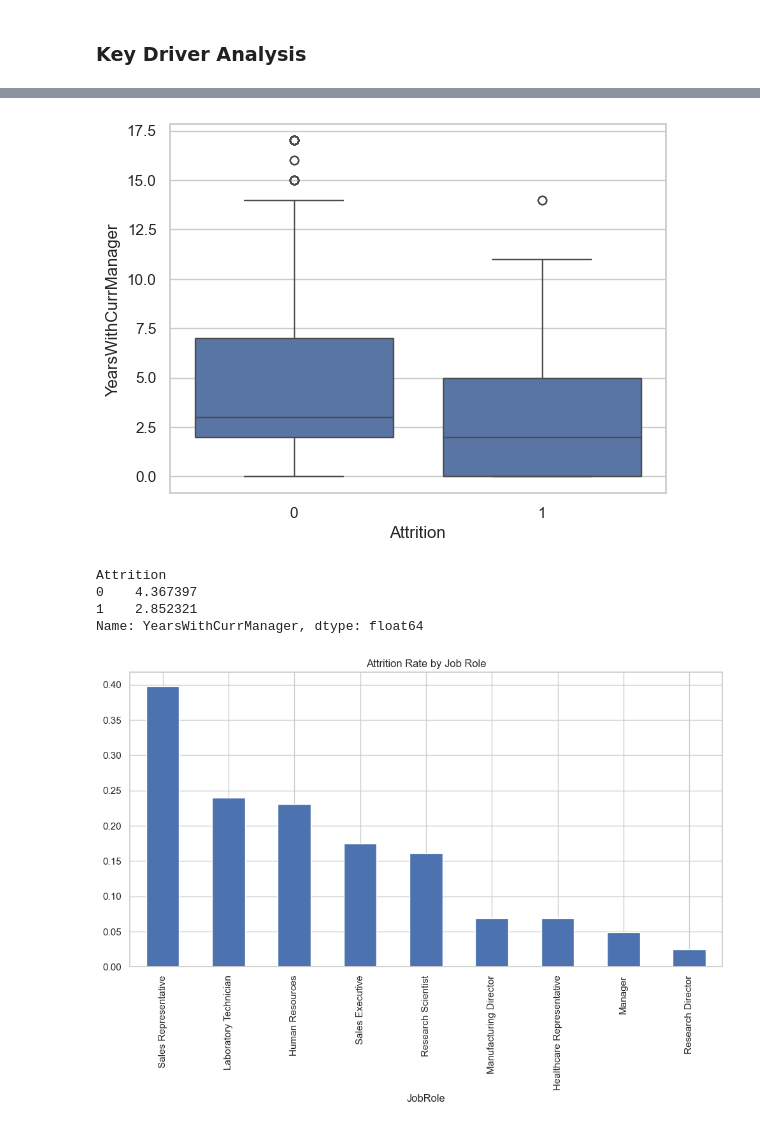
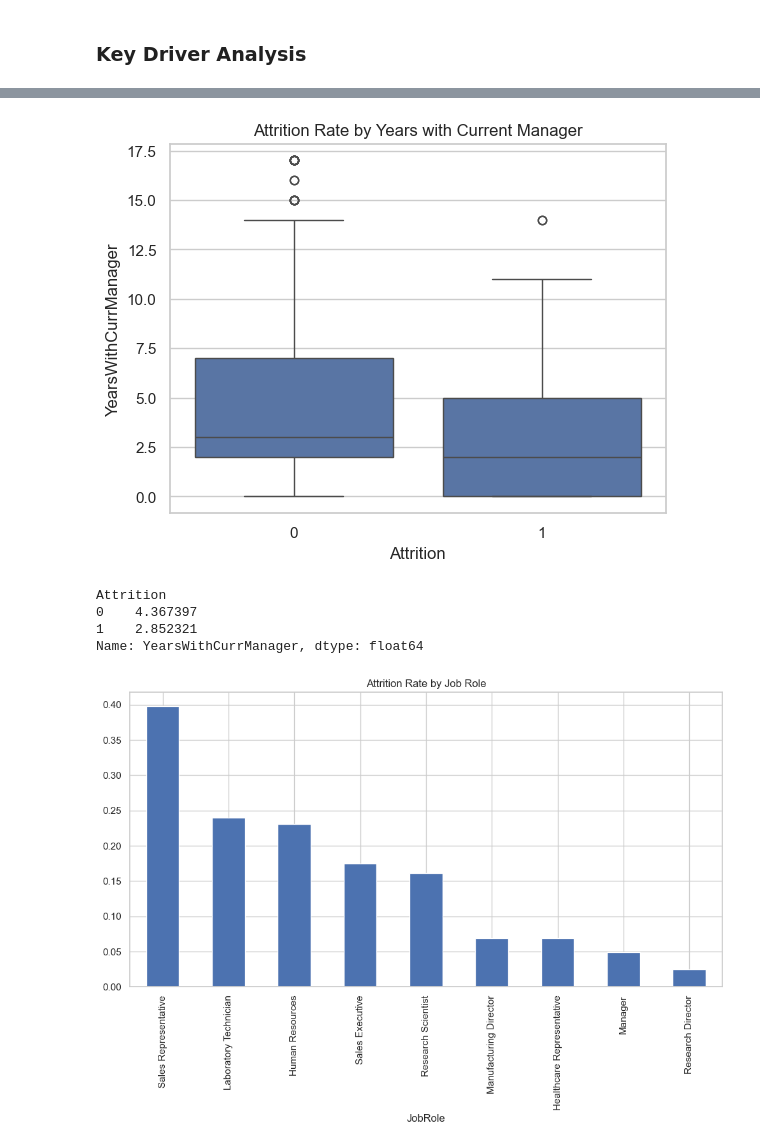
Before and after one commit to FolaT-Create/Indicino-employee-attrition-prediction, a Jupyter notebook: notebooks/01_data_exploration.ipynb, the cells around one changed output, grey strips where cells are left out. Cells and saved outputs as stored; diff of their text form; code cells hidden in the pictures.

```diff
--- a/notebooks/01_data_exploration.ipynb
+++ b/notebooks/01_data_exploration.ipynb
@@ -220,11 +223,12 @@ plt.show()
 # %%
 #Attrition Rate by Managers Impact
 sns.boxplot(x='Attrition', y='YearsWithCurrManager', data=df)
+plt.title('Attrition Rate by Years with Current Manager')
 plt.show()
 
 df.groupby('Attrition')['YearsWithCurrManager'].mean()
 # %% [output]
-[figure, old version]
+[figure, new version]
 Attrition
 0    4.367397
 1    2.852321
```
Also changed, not shown: parts of 10 cells of this notebook.
